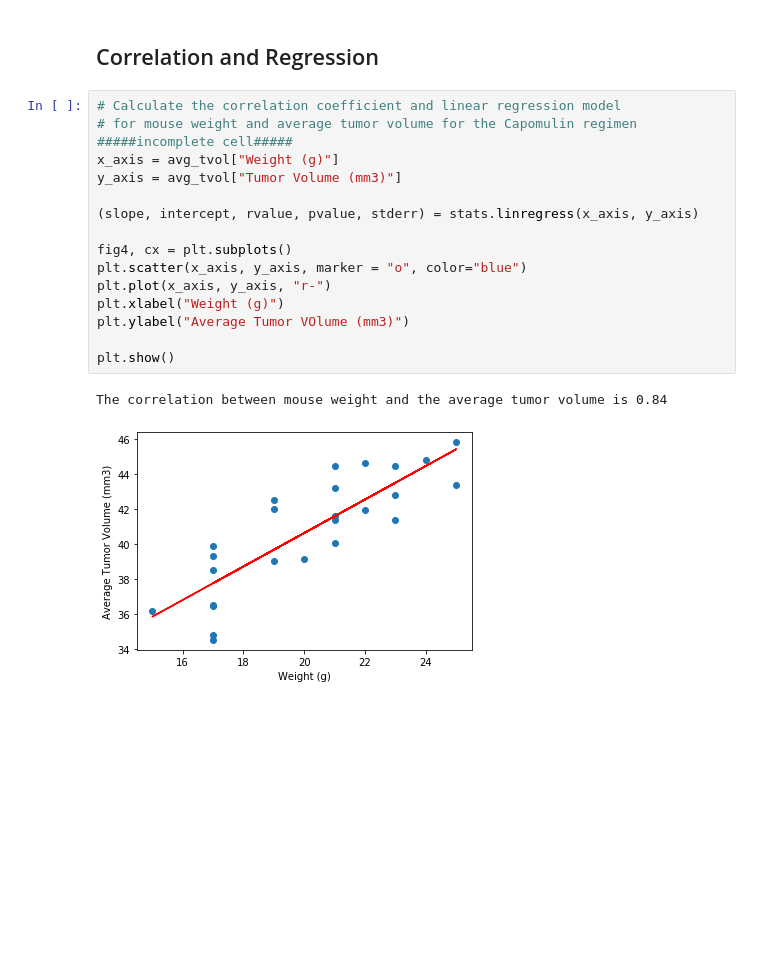
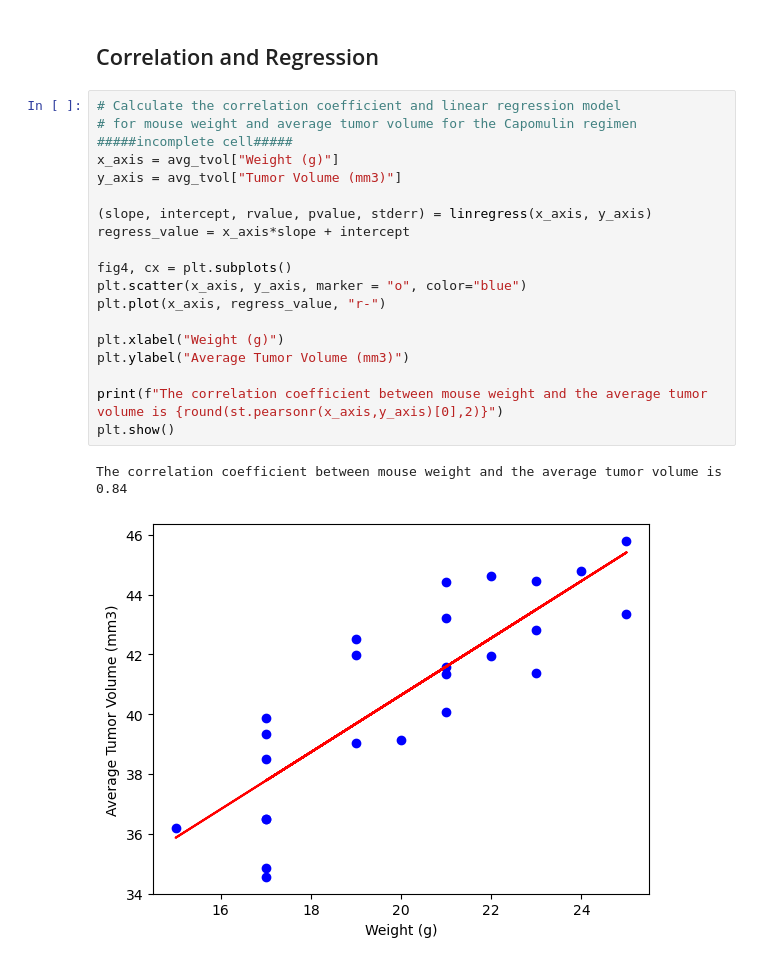
Before and after one commit to saanleu/datavs-challenge, a Jupyter notebook: pymaceuticals_starter.ipynb, the cells around one changed output. Saved outputs shown, nothing was run; the diff lists cells and outputs as text; blank space fills up the shorter version.

```diff
--- a/pymaceuticals_starter.ipynb
+++ b/pymaceuticals_starter.ipynb
@@ -304,19 +305,22 @@ plt.show()
 # %%
 # Calculate the correlation coefficient and linear regression model
 # for mouse weight and average tumor volume for the Capomulin regimen
 #####incomplete cell#####
 x_axis = avg_tvol["Weight (g)"]
 y_axis = avg_tvol["Tumor Volume (mm3)"]
 
-(slope, intercept, rvalue, pvalue, stderr) = stats.linregress(x_axis, y_axis)
+(slope, intercept, rvalue, pvalue, stderr) = linregress(x_axis, y_axis)
+regress_value = x_axis*slope + intercept
 
 fig4, cx = plt.subplots()
 plt.scatter(x_axis, y_axis, marker = "o", color="blue")
-plt.plot(x_axis, y_axis, "r-")
+plt.plot(x_axis, regress_value, "r-")
+
 plt.xlabel("Weight (g)")
-plt.ylabel("Average Tumor VOlume (mm3)")
+plt.ylabel("Average Tumor Volume (mm3)")
 
+print(f"The correlation coefficient between mouse weight and the average tumor volume is {round(st.pearsonr(x_axis,y_axis)[0],2)}")
 plt.show()
 # %% [output]
-The correlation between mouse weight and the average tumor volume is 0.84
+The correlation coefficient between mouse weight and the average tumor volume is 0.84
-[figure, old version]
+[figure, new version]
```
Also changed, not shown: parts of 2 cells of this notebook.
